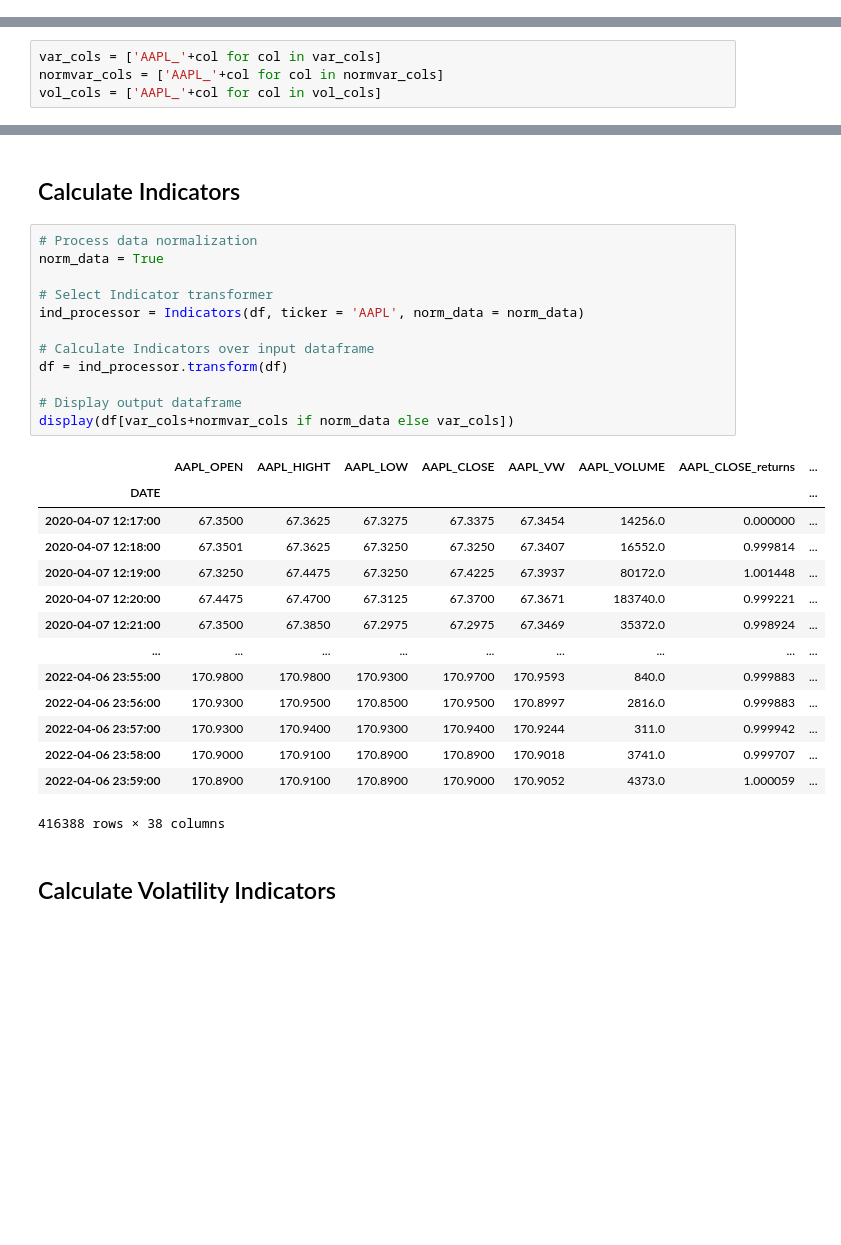
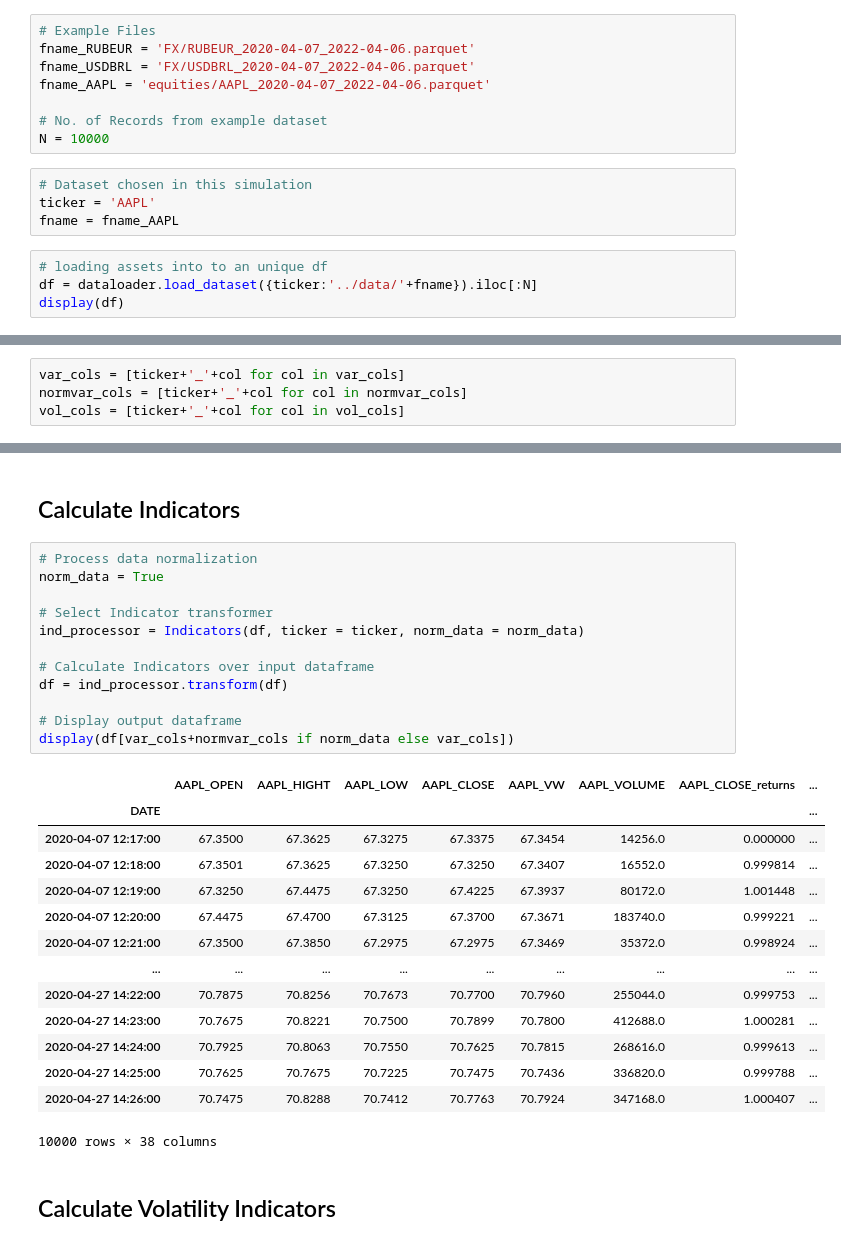
Before and after one commit to yashbhesaniya/fractional-differentiation-time-series, a Jupyter notebook: notebooks/denoising_with_dataloader.ipynb, the cells around one changed output, grey strips where cells are left out. Saved outputs shown, nothing was run; the diff lists cells and outputs as text; blank space fills up the shorter version.

```diff
--- a/notebooks/denoising_with_dataloader.ipynb
+++ b/notebooks/denoising_with_dataloader.ipynb
@@ -48,0 +35,16 @@ display(df)
+# %%
+# Example Files
+fname_RUBEUR = 'FX/RUBEUR_2020-04-07_2022-04-06.parquet'
+fname_USDBRL = 'FX/USDBRL_2020-04-07_2022-04-06.parquet'
+fname_AAPL = 'equities/AAPL_2020-04-07_2022-04-06.parquet'
+
+# No. of Records from example dataset
+N = 10000
+# %%
+# Dataset chosen in this simulation
+ticker = 'AAPL'
+fname = fname_AAPL
+# %%
+# loading assets into to an unique df
+df = dataloader.load_dataset({ticker:'../data/'+fname}).iloc[:N]
+display(df)
@@ -63,7 +92,7 @@ vol_cols = ['CorwinSchultz', 'HodgesTompkins', 'ZhangYang', 'RogersSatchell', 'G
 # %%
-var_cols = ['AAPL_'+col for col in var_cols]
-normvar_cols = ['AAPL_'+col for col in normvar_cols]
-vol_cols = ['AAPL_'+col for col in vol_cols]
+var_cols = [ticker+'_'+col for col in var_cols]
+normvar_cols = [ticker+'_'+col for col in normvar_cols]
+vol_cols = [ticker+'_'+col for col in vol_cols]
 # %% [markdown]
 # Data Augmentation
 # %% [markdown]
@@ -75,30 +104,30 @@ After $\textbf{Volatility}$ and $\textbf{Data Generation}$ groups introduced the
 # %%
 # Process data normalization
 norm_data = True
 
 # Select Indicator transformer
-ind_processor = Indicators(df, ticker = 'AAPL', norm_data = norm_data)
+ind_processor = Indicators(df, ticker = ticker, norm_data = norm_data)
 
 # Calculate Indicators over input dataframe
 df = ind_processor.transform(df)
 
 # Display output dataframe
 display(df[var_cols+normvar_cols if norm_data else var_cols])
 # %% [output]
 |  | AAPL_OPEN | AAPL_HIGHT | AAPL_LOW | AAPL_CLOSE | AAPL_VW | AAPL_VOLUME | AAPL_CLOSE_returns | ... |
 | DATE |  |  |  |  |  |  |  | ... |
 | 2020-04-07 12:17:00 | 67.3500 | 67.3625 | 67.3275 | 67.3375 | 67.3454 | 14256.0 | 0.000000 | ... |
 | 2020-04-07 12:18:00 | 67.3501 | 67.3625 | 67.3250 | 67.3250 | 67.3407 | 16552.0 | 0.999814 | ... |
 | 2020-04-07 12:19:00 | 67.3250 | 67.4475 | 67.3250 | 67.4225 | 67.3937 | 80172.0 | 1.001448 | ... |
 | 2020-04-07 12:20:00 | 67.4475 | 67.4700 | 67.3125 | 67.3700 | 67.3671 | 183740.0 | 0.999221 | ... |
 | 2020-04-07 12:21:00 | 67.3500 | 67.3850 | 67.2975 | 67.2975 | 67.3469 | 35372.0 | 0.998924 | ... |
 | ... | ... | ... | ... | ... | ... | ... | ... | ... |
-| 2022-04-06 23:55:00 | 170.9800 | 170.9800 | 170.9300 | 170.9700 | 170.9593 | 840.0 | 0.999883 | ... |
-| 2022-04-06 23:56:00 | 170.9300 | 170.9500 | 170.8500 | 170.9500 | 170.8997 | 2816.0 | 0.999883 | ... |
-| 2022-04-06 23:57:00 | 170.9300 | 170.9400 | 170.9300 | 170.9400 | 170.9244 | 311.0 | 0.999942 | ... |
-| 2022-04-06 23:58:00 | 170.9000 | 170.9100 | 170.8900 | 170.8900 | 170.9018 | 3741.0 | 0.999707 | ... |
-| 2022-04-06 23:59:00 | 170.8900 | 170.9100 | 170.8900 | 170.9000 | 170.9052 | 4373.0 | 1.000059 | ... |
+| 2020-04-27 14:22:00 | 70.7875 | 70.8256 | 70.7673 | 70.7700 | 70.7960 | 255044.0 | 0.999753 | ... |
+| 2020-04-27 14:23:00 | 70.7675 | 70.8221 | 70.7500 | 70.7899 | 70.7800 | 412688.0 | 1.000281 | ... |
+| 2020-04-27 14:24:00 | 70.7925 | 70.8063 | 70.7550 | 70.7625 | 70.7815 | 268616.0 | 0.999613 | ... |
+| 2020-04-27 14:25:00 | 70.7625 | 70.7675 | 70.7225 | 70.7475 | 70.7436 | 336820.0 | 0.999788 | ... |
+| 2020-04-27 14:26:00 | 70.7475 | 70.8288 | 70.7412 | 70.7763 | 70.7924 | 347168.0 | 1.000407 | ... |
-416388 rows × 38 columns
+10000 rows × 38 columns
 # %% [markdown]
 ## Calculate Volatility Indicators
 # %%
```
Also changed, not shown: parts of 22 cells of this notebook, 3 other files.
